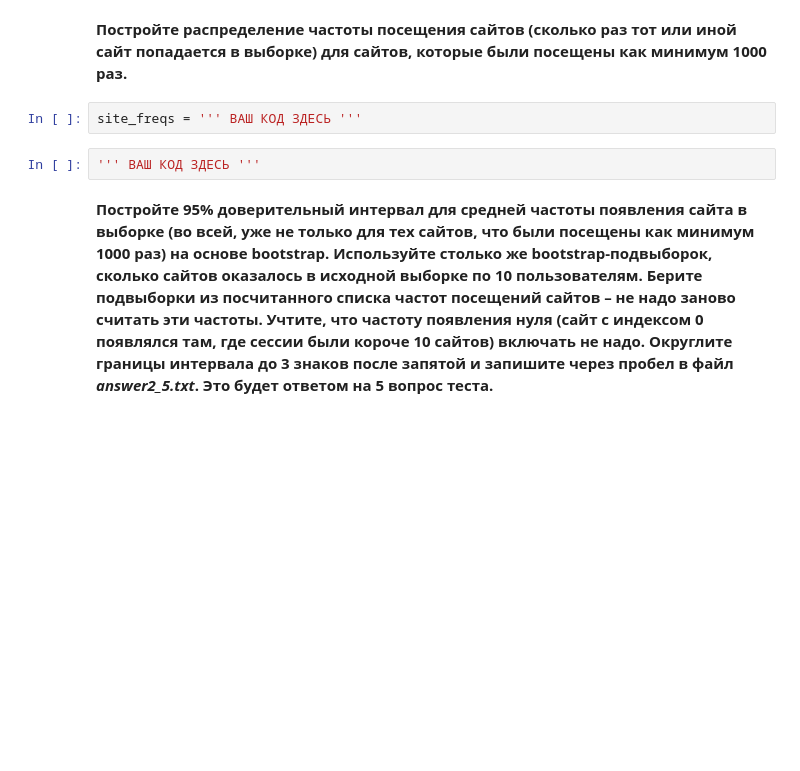
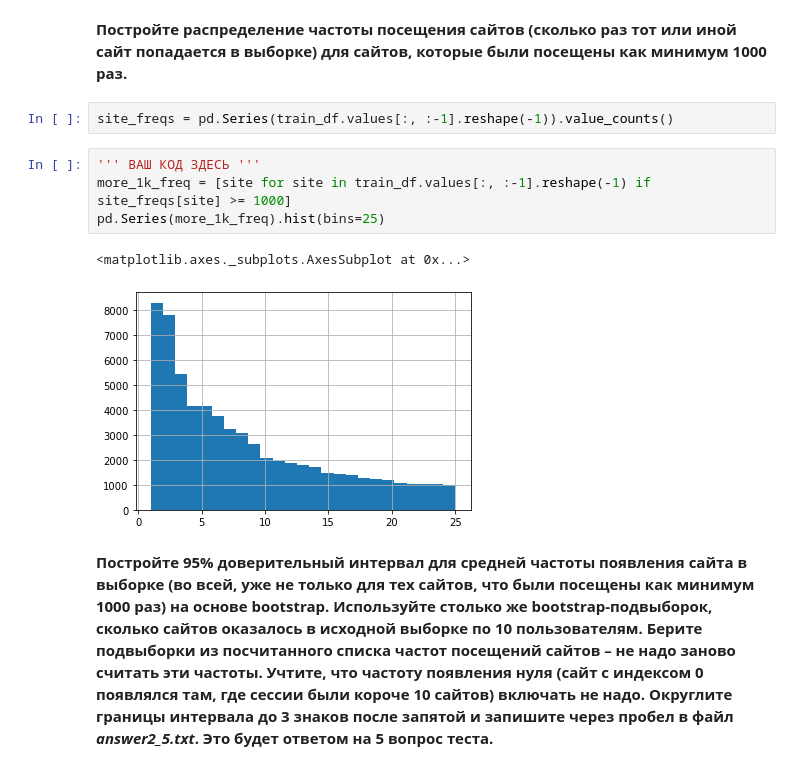
Before and after one commit to umshtm/ML-DA-Coursera-MIPT-Yandex, a Jupyter notebook: 6 - Final projects/Identification of internet users/week2_analysis_hypotheses/week2_analysis_hypotheses.ipynb, the cells around one changed output. Saved outputs shown, nothing was run; the diff lists cells and outputs as text; blank space fills up the shorter version.

```diff
--- a/6 - Final projects/Identification of internet users/week2_analysis_hypotheses/week2_analysis_hypotheses.ipynb
+++ b/6 - Final projects/Identification of internet users/week2_analysis_hypotheses/week2_analysis_hypotheses.ipynb
@@ -327,10 +345,15 @@ write_answer_to_file('{} {}'.format(round(wilson_interval[0], 3),
                      'answer2_4.txt')
 # %% [markdown]
 **Постройте распределение частоты посещения сайтов (сколько раз тот или иной сайт попадается в выборке) для сайтов, которые были посещены как минимум 1000 раз.**
-# %%
-site_freqs = ''' ВАШ КОД ЗДЕСЬ '''
-# %%
-''' ВАШ КОД ЗДЕСЬ '''
+# %%
+site_freqs = pd.Series(train_df.values[:, :-1].reshape(-1)).value_counts()
+# %%
+''' ВАШ КОД ЗДЕСЬ '''
+more_1k_freq = [site for site in train_df.values[:, :-1].reshape(-1) if site_freqs[site] >= 1000]
+pd.Series(more_1k_freq).hist(bins=25)
+# %% [output]
+<matplotlib.axes._subplots.AxesSubplot at 0x...>
+[figure, added]
 # %% [markdown]
 **Постройте 95% доверительный интервал для средней частоты появления сайта в выборке (во всей, уже не только для тех сайтов, что были посещены как минимум 1000 раз) на основе bootstrap. Используйте столько же bootstrap-подвыборок, сколько сайтов оказалось в исходной выборке по 10 пользователям. Берите подвыборки из посчитанного списка частот посещений сайтов – не надо заново считать эти частоты. Учтите, что частоту появления нуля (сайт с индексом 0 появлялся там, где сессии были короче 10 сайтов) включать не надо. Округлите границы интервала до 3 знаков после запятой и запишите через пробел в файл *answer2_5.txt*. Это будет ответом на 5 вопрос теста.**
 # %%
```
Also changed, not shown: parts of 23 cells of this notebook, 4 other files.
